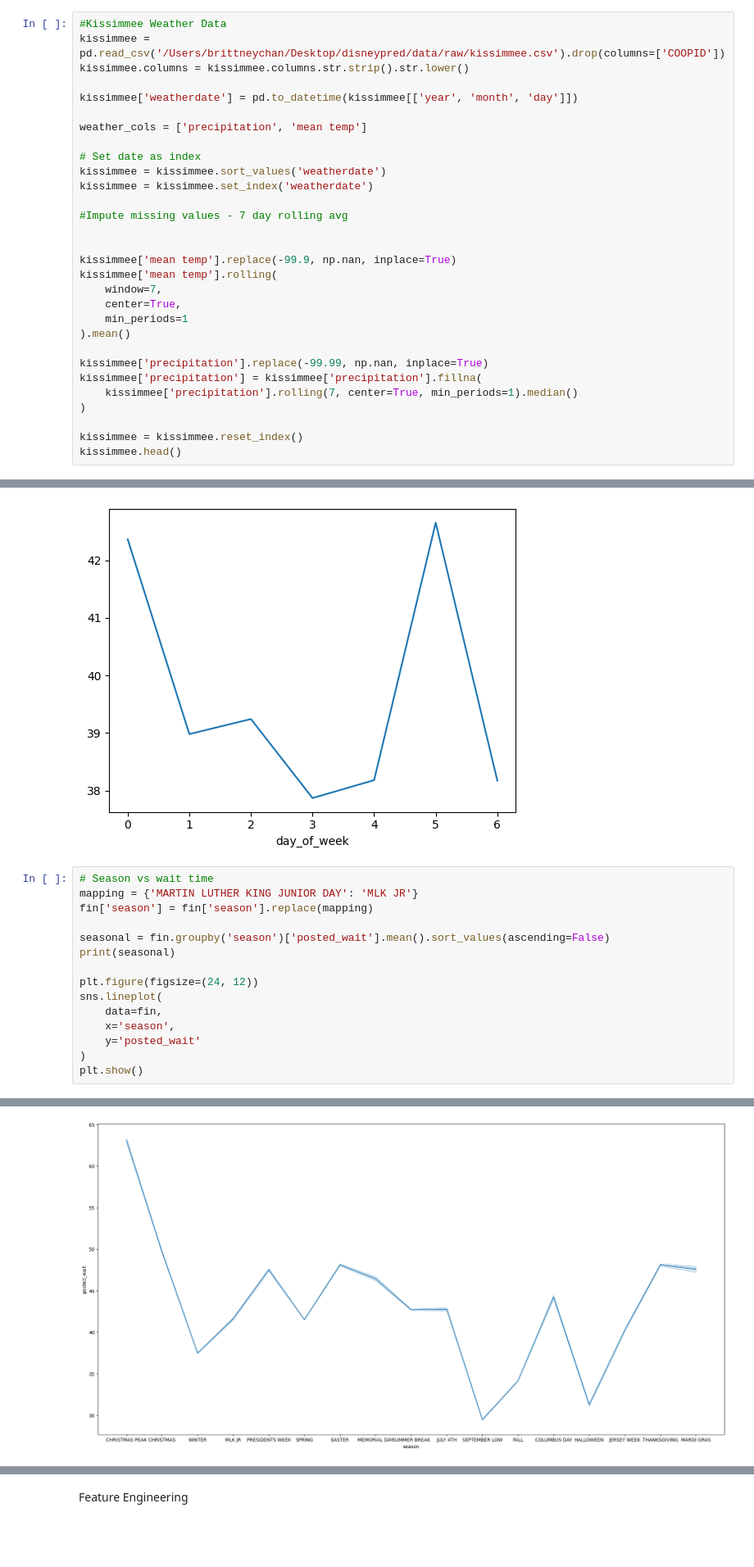
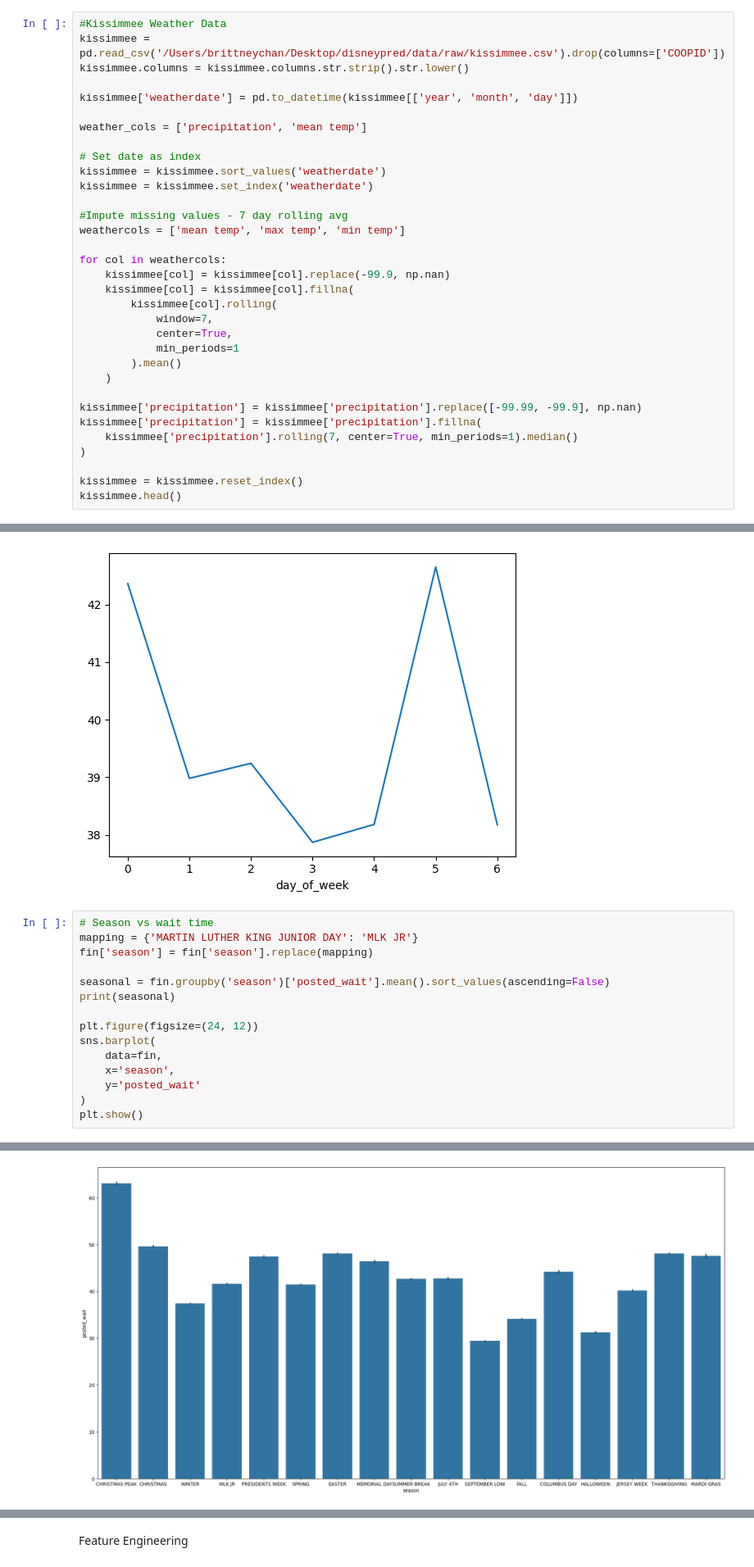
Before and after one commit to brittneychan/disneypred, a Jupyter notebook: notebooks/dataset.ipynb, the cells around one changed output, grey strips where cells are left out. Shown at 82% size. Cells and saved outputs as stored; diff of their text form; blank space fills up the shorter version.

```diff
--- a/notebooks/dataset.ipynb
+++ b/notebooks/dataset.ipynb
@@ -75,16 +75,19 @@ kissimmee = kissimmee.sort_values('weatherdate')
 kissimmee = kissimmee.set_index('weatherdate')
 
 #Impute missing values - 7 day rolling avg
+weathercols = ['mean temp', 'max temp', 'min temp']
 
+for col in weathercols:
+    kissimmee[col] = kissimmee[col].replace(-99.9, np.nan)
+    kissimmee[col] = kissimmee[col].fillna(
+        kissimmee[col].rolling(
+            window=7,
+            center=True,
+            min_periods=1
+        ).mean()
+    )
 
-kissimmee['mean temp'].replace(-99.9, np.nan, inplace=True)
-kissimmee['mean temp'].rolling(
-    window=7,
-    center=True,
-    min_periods=1
-).mean()
-
-kissimmee['precipitation'].replace(-99.99, np.nan, inplace=True)
+kissimmee['precipitation'] = kissimmee['precipitation'].replace([-99.99, -99.9], np.nan)
 kissimmee['precipitation'] = kissimmee['precipitation'].fillna(
     kissimmee['precipitation'].rolling(7, center=True, min_periods=1).median()
 )
@@ -245,35 +270,35 @@ fin['season'] = fin['season'].replace(mapping)
 
 seasonal = fin.groupby('season')['posted_wait'].mean().sort_values(ascending=False)
 print(seasonal)
 
 plt.figure(figsize=(24, 12))
-sns.lineplot(
+sns.barplot(
     data=fin,
     x='season',
     y='posted_wait'
 )
 plt.show()
 # %% [output]
 season
 CHRISTMAS PEAK     63.126676
 CHRISTMAS          49.660974
 EASTER             48.109466
 THANKSGIVING       48.108122
 MARDI GRAS         47.583400
 PRESIDENTS WEEK    47.507164
 MEMORIAL DAY       46.432504
 COLUMBUS DAY       44.229043
 JULY 4TH           42.759622
 SUMMER BREAK       42.689405
 MLK JR             41.617906
 SPRING             41.502309
 JERSEY WEEK        40.222186
 WINTER             37.473138
 FALL               34.139208
 HALLOWEEN          31.253956
 SEPTEMBER LOW      29.460394
 Name: posted_wait, dtype: float64
-[figure, old version]
+[figure, new version]
 # %%
 # Temperature vs wait time
 pio.renderers.default = "browser"
```
Also changed, not shown: parts of 15 cells of this notebook.
